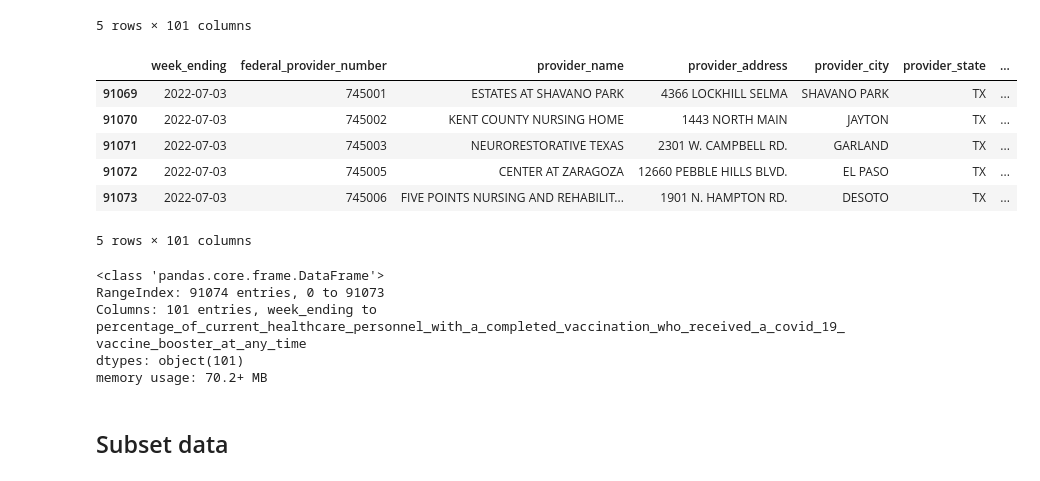
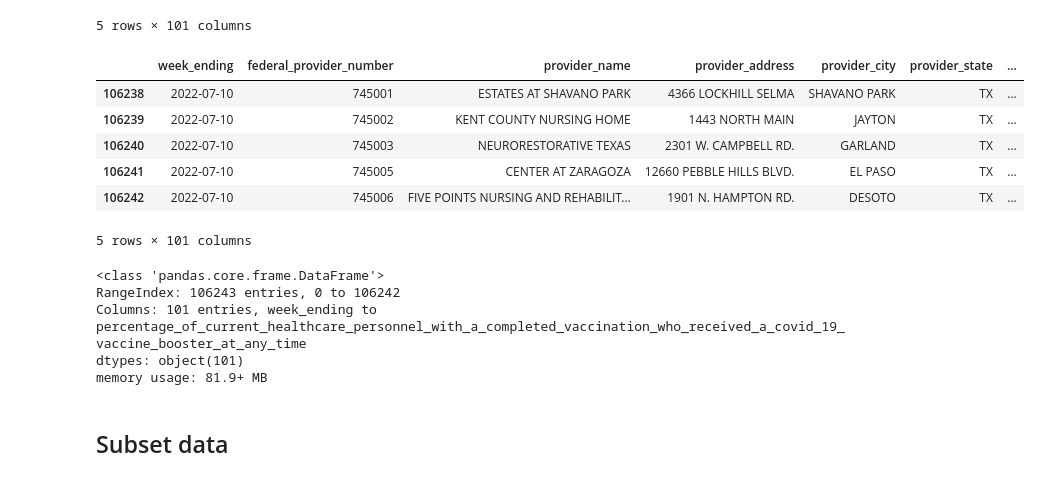
Before and after one commit to sarah-weatherbee/nursing_home, a Jupyter notebook: NH_Covid19_get_data_6_21_to_7_22.ipynb, the cells around one changed output. Saved outputs shown, nothing was run; the diff lists cells and outputs as text; code cells hidden in the pictures.

```diff
--- a/NH_Covid19_get_data_6_21_to_7_22.ipynb
+++ b/NH_Covid19_get_data_6_21_to_7_22.ipynb
@@ -552,11 +562,11 @@ Columns: 101 entries, week_ending to percentage_of_current_healthcare_personnel_
 dtypes: object(101)
 memory usage: 93.6+ MB
 # %%
-# Seventh batch: 5-29-22 to 7-03-22
+# Seventh batch: 5-29-22 to 7-10-22
 
-nh_all_May29_22_Jul03_22 = []
+nh_all_May29_22_Jul10_22 = []
 week_ending_start = date(2022,5,29)
-week_ending_end = date(2022,7,3)
+week_ending_end = date(2022,7,10)
 week = timedelta(days=7)
 offset = 0
 size = 5000
@@ -572,7 +582,7 @@ while week_ending_start <= week_ending_end:
         data = response.json()
         if len(data) == 0:
             break
-        nh_all_May29_22_Jul03_22.extend(data)
+        nh_all_May29_22_Jul10_22.extend(data)
 
         offset = offset + 5000
         time.sleep(5)
@@ -605,6 +615,6 @@ Requesting https://data.cms.gov/data-api/v1/dataset/1f4545c1-bc79-4a58-b2cb-d92f
 # %%
-nh_all_May29_22_Jul03_22=pd.DataFrame(nh_all_May29_22_Jul03_22)
-nh_all_May29_22_Jul03_22.head()
+nh_all_May29_22_Jul10_22=pd.DataFrame(nh_all_May29_22_Jul10_22)
+nh_all_May29_22_Jul10_22.head()
 # %% [output]
 |  | week_ending | federal_provider_number | provider_name | provider_address | provider_city | provider_state | ... |
 | 0 | 2022-05-29 | 015009 | BURNS NURSING HOME, INC. | 701 MONROE STREET NW | RUSSELLVILLE | AL | ... |
@@ -614,23 +624,23 @@ nh_all_May29_22_Jul03_22.head()
 | 4 | 2022-05-29 | 015015 | PLANTATION MANOR NURSING HOME | 6450 OLD TUSCALOOSA HIGHWAY | MC CALLA | AL | ... |
 5 rows × 101 columns
 # %%
-nh_all_May29_22_Jul03_22.tail()
+nh_all_May29_22_Jul10_22.tail()
 # %% [output]
 |  | week_ending | federal_provider_number | provider_name | provider_address | provider_city | provider_state | ... |
-| 91069 | 2022-07-03 | 745001 | ESTATES AT SHAVANO PARK | 4366 LOCKHILL SELMA | SHAVANO PARK | TX | ... |
-| 91070 | 2022-07-03 | 745002 | KENT COUNTY NURSING HOME | 1443 NORTH MAIN | JAYTON | TX | ... |
-| 91071 | 2022-07-03 | 745003 | NEURORESTORATIVE TEXAS | 2301 W. CAMPBELL RD. | GARLAND | TX | ... |
-| 91072 | 2022-07-03 | 745005 | CENTER AT ZARAGOZA | 12660 PEBBLE HILLS BLVD. | EL PASO | TX | ... |
-| 91073 | 2022-07-03 | 745006 | FIVE POINTS NURSING AND REHABILIT... | 1901 N. HAMPTON RD. | DESOTO | TX | ... |
+| 106238 | 2022-07-10 | 745001 | ESTATES AT SHAVANO PARK | 4366 LOCKHILL SELMA | SHAVANO PARK | TX | ... |
+| 106239 | 2022-07-10 | 745002 | KENT COUNTY NURSING HOME | 1443 NORTH MAIN | JAYTON | TX | ... |
+| 106240 | 2022-07-10 | 745003 | NEURORESTORATIVE TEXAS | 2301 W. CAMPBELL RD. | GARLAND | TX | ... |
+| 106241 | 2022-07-10 | 745005 | CENTER AT ZARAGOZA | 12660 PEBBLE HILLS BLVD. | EL PASO | TX | ... |
+| 106242 | 2022-07-10 | 745006 | FIVE POINTS NURSING AND REHABILIT... | 1901 N. HAMPTON RD. | DESOTO | TX | ... |
 5 rows × 101 columns
 # %%
-nh_all_May29_22_Jul03_22.info()
+nh_all_May29_22_Jul10_22.info()
 # %% [output]
 <class 'pandas.core.frame.DataFrame'>
-RangeIndex: 91074 entries, 0 to 91073
+RangeIndex: 106243 entries, 0 to 106242
 Columns: 101 entries, week_ending to percentage_of_current_healthcare_personnel_with_a_completed_vaccination_who_received_a_covid_19_vaccine_booster_at_any_time
 dtypes: object(101)
-memory usage: 70.2+ MB
+memory usage: 81.9+ MB
 # %% [markdown]
 ## Subset data
 # %%
```
Also changed, not shown: parts of 21 cells of this notebook, 4 other files.
